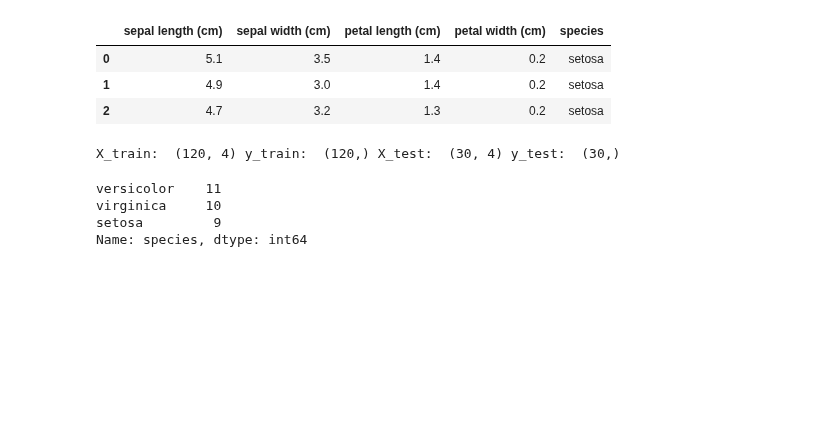
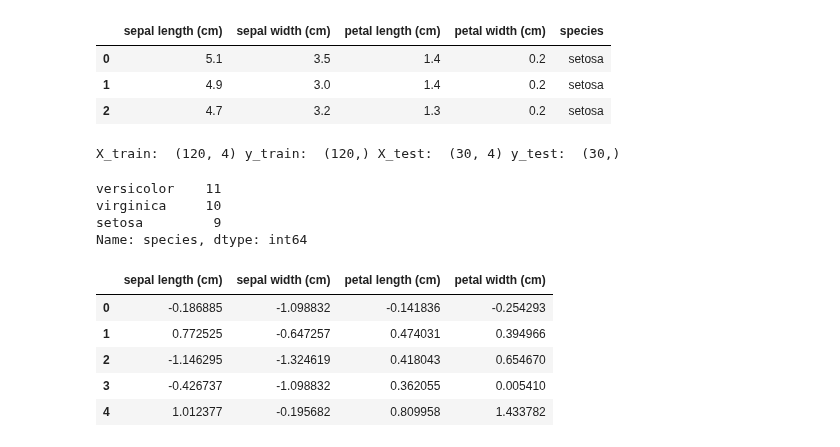
Before and after one commit to jinhuioh/Hi_ai, a Jupyter notebook: data11-day64/iris_scaling_3.ipynb, the cells around one changed output. Drawn from its saved outputs; the diff is of its cells as text; code cells hidden in the pictures; blank space fills up the shorter version.

```diff
--- a/data11-day64/iris_scaling_3.ipynb
+++ b/data11-day64/iris_scaling_3.ipynb
@@ -280,4 +281,12 @@ Name: species, dtype: int64
 ss_X_train= ss.fit_transform(X_train)
 # %%
 #표준화된 값들을 df로 만들어 보자.
-X_train_s = pd.DataFrame(ss_X_train, columns=)
+X_train_s = pd.DataFrame(ss_X_train, columns=X_train.columns)
+X_train_s.head()
+# %% [output]
+|  | sepal length (cm) | sepal width (cm) | petal length (cm) | petal width (cm) |
+| 0 | -0.186885 | -1.098832 | -0.141836 | -0.254293 |
+| 1 | 0.772525 | -0.647257 | 0.474031 | 0.394966 |
+| 2 | -1.146295 | -1.324619 | 0.418043 | 0.654670 |
+| 3 | -0.426737 | -1.098832 | 0.362055 | 0.005410 |
+| 4 | 1.012377 | -0.195682 | 0.809958 | 1.433782 |
```
Also changed, not shown: parts of 18 cells of this notebook, 1 other file.
